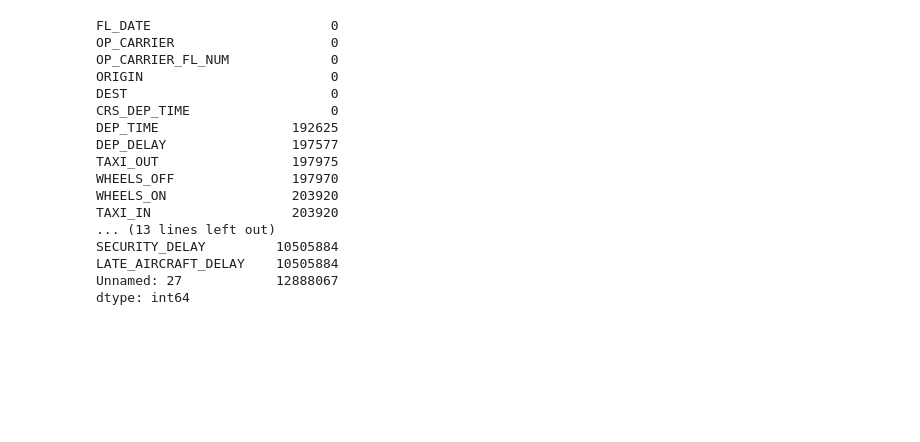
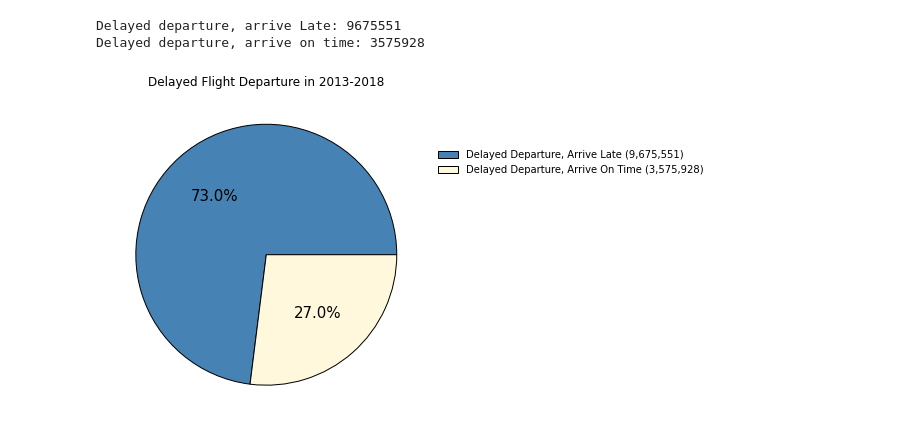
Before and after one commit to wcjohnchen/capstoneProject3, a Jupyter notebook: project3d.ipynb, the cells around one changed output. Saved outputs shown, nothing was run; the diff lists cells and outputs as text; code cells hidden in the pictures; blank space fills up the shorter version.

```diff
--- a/project3d.ipynb
+++ b/project3d.ipynb
@@ -66,0 +25,7 @@ flight
+# %%
+data_frame = pd.DataFrame()
+directory = 'data'
+for filename in os.listdir(directory):
+    csv_reader = pd.read_csv(f'data/{filename}')
+    csv_reader.drop(['CANCELLED', 'DIVERTED', 'Unnamed: 27', 'CANCELLATION_CODE', 'OP_CARRIER_FL_NUM', 'TAXI_OUT', 'WHEELS_ON', 'WHEELS_OFF', 'TAXI_IN', 'DEP_TIME', 'CRS_ARR_TIME', 'ARR_TIME', 'CRS_ELAPSED_TIME', 'ACTUAL_ELAPSED_TIME'], axis=1, inplace=True)
+    data_frame = data_frame.append(csv_reader, ignore_index=True)
@@ -66,0 +36,3 @@ flight
+# %%
+data_frame['DEP_DELAY'] = data_frame['DEP_DELAY'].apply(lambda x: x if x == x else -10000)
+data_frame = data_frame[data_frame['DEP_DELAY'] != -10000]
@@ -66,0 +59,24 @@ flight
+# %%
+##### overall delayed flights, arriving on time
+late = pd.DataFrame()
+late['DEP_DELAY'] = data_frame['DEP_DELAY']
+late['ARR_DELAY'] = data_frame['ARR_DELAY']
+late = late[late['DEP_DELAY'] > 0]
+late_count = len(late)
+not_late_count = len(late[late['ARR_DELAY'] <= 0])
+arrival_late = late_count - not_late_count
+print('Delayed departure, arrive Late:', arrival_late)
+print('Delayed departure, arrive on time:', not_late_count)
+legend = ['Delayed Departure, Arrive Late (9,675,551)', 'Delayed Departure, Arrive On Time (3,575,928)']
+
+##### plot pie chart
+data = [arrival_late/late_count*100, not_late_count/late_count*100]
+color = ['steelblue', 'cornsilk']
+title = 'Delayed Flight Departure in 2013-2018'
+fig, ax = plt.subplots(figsize=(12,6))
+plot_pie_chart(data, color, title)
+fig.savefig('delayedDeparture2013_2018.png')
+# %% [output]
+Delayed departure, arrive Late: 9675551
+Delayed departure, arrive on time: 3575928
+[figure, added]
@@ -70,20 +91,0 @@ flight3 = flight.copy()
-# %%
-flight3.isnull().sum(axis = 0)
-# %% [output]
-FL_DATE                       0
-OP_CARRIER                    0
-OP_CARRIER_FL_NUM             0
-ORIGIN                        0
-DEST                          0
-CRS_DEP_TIME                  0
-DEP_TIME                 192625
-DEP_DELAY                197577
-TAXI_OUT                 197975
-WHEELS_OFF               197970
-WHEELS_ON                203920
-TAXI_IN                  203920
-... (13 lines left out)
-SECURITY_DELAY         10505884
-LATE_AIRCRAFT_DELAY    10505884
-Unnamed: 27            12888067
-dtype: int64
```
Also changed, not shown: parts of 79 cells of this notebook.
